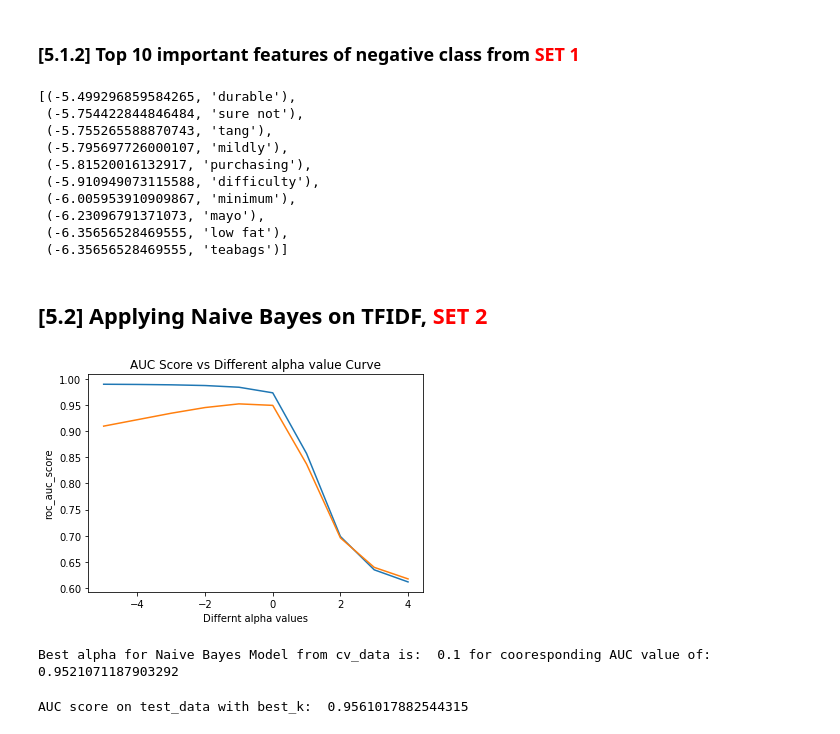
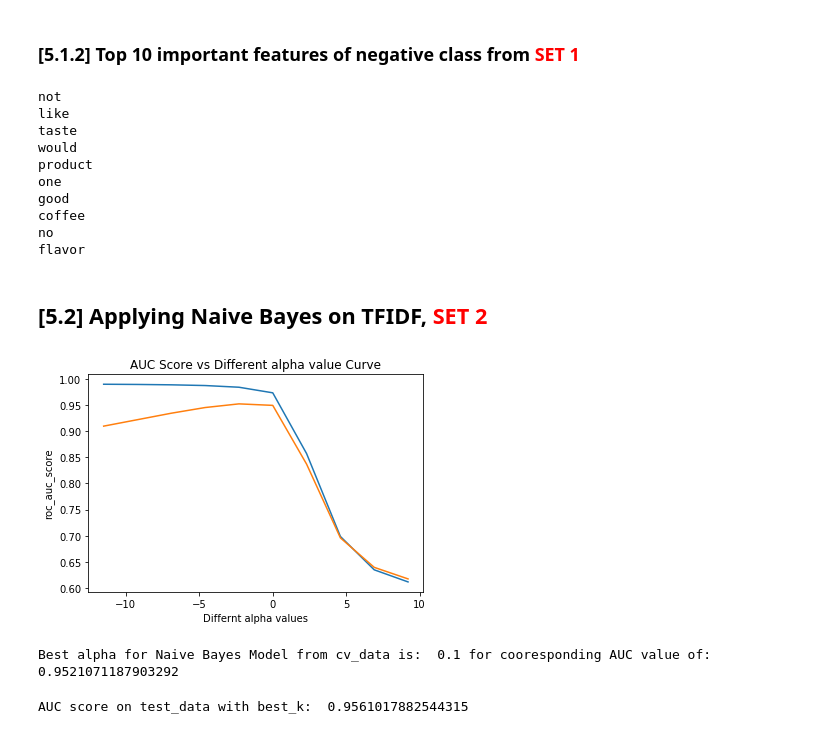
Before and after one commit to as3eem/AmazonFoodReview, a Jupyter notebook: 04 Amazon Fine Food Reviews Analysis_NaiveBayes.ipynb, the cells around one changed output. Saved outputs shown, nothing was run; the diff lists cells and outputs as text; code cells hidden in the pictures.

```diff
--- a/04 Amazon Fine Food Reviews Analysis_NaiveBayes.ipynb
+++ b/04 Amazon Fine Food Reviews Analysis_NaiveBayes.ipynb
@@ -664,10 +664,10 @@ auc_cv=[]
 for i in range(-5,5):
     nb = MultinomialNB(alpha=10**i, class_prior=None, fit_prior=True)
     nb.fit(X_train_bow, y_train)
-    y_pred = nb.predict(X_test_bow)
+
     proba = nb.predict_proba(X_train_bow)[:,1]
     auc_train.append(roc_auc_score(y_train, proba))
-    alphas.append(i)
+    alphas.append(10**i)
 
     proba = nb.predict_proba(X_cv_bow)[:,1]
     auc_cv.append(roc_auc_score(y_cv, proba))
@@ -693,9 +693,9 @@ Best alpha for Naive Bayes Model from cv_data is:  1 for cooresponding AUC value
 # %%
 
 ######### FRESH-MODEL FOR BEST_K ######################
-nb = MultinomialNB(alpha=10**best_alpha, class_prior=None, fit_prior=True)
+nb = MultinomialNB(alpha=best_alpha, class_prior=None, fit_prior=True)
 nb.fit(X_train_bow, y_train)
-
+y_pred_train_data = nb.predict(X_train_bow)
 y_pred = nb.predict(X_test_bow)
 proba = nb.predict_proba(X_test_bow)[:,1]
 fpr, tpr, threshold = roc_curve(y_test, proba)
@@ -705,8 +705,11 @@ proba = nb.predict_proba(X_train_bow)[:,1]
 fpr_train, tpr_train, threshold_train = roc_curve(y_train, proba)
 roc_auc_train = auc(fpr_train, tpr_train)
 
+
+# storing values for future reference
 alpha_1 = best_alpha
 set_1_auc = roc_auc
+
 ############# ROC CURVE ######################
 plt.title('Receiver Operating Characteristic')
 plt.plot(fpr_train, tpr_train, 'g', label = 'AUC_train = %0.3f' % roc_auc_train)
@@ -761,18 +783,19 @@ f11[:10]
 ### [5.1.2] Top 10 important features of negative class from<font color='red'> SET 1</font>
 # %%
 # Please write all the code with proper documentation
-f00[:10]
+for j in f_neg[:10]:
+    print(a[j])
 # %% [output]
-[(-5.499296859584265, 'durable'),
- (-5.754422844846484, 'sure not'),
- (-5.755265588870743, 'tang'),
- (-5.795697726000107, 'mildly'),
- (-5.81520016132917, 'purchasing'),
- (-5.910949073115588, 'difficulty'),
- (-6.005953910909867, 'minimum'),
- (-6.23096791371073, 'mayo'),
- (-6.35656528469555, 'low fat'),
- (-6.35656528469555, 'teabags')]
+not
+like
+taste
+would
+product
+one
+good
+coffee
+no
+flavor
 # %% [markdown]
 ## [5.2] Applying Naive Bayes on TFIDF,<font color='red'> SET 2</font>
 # %%
@@ -788,31 +811,30 @@ auc_cv=[]
 for i in range(-5,5):
     nb = MultinomialNB(alpha=10**i, class_prior=None, fit_prior=True)
     nb.fit(X_train_tf, y_train_tf)
-    # y_pred = nb.predict(X_test)
+
     proba = nb.predict_proba(X_train_tf)[:,1]
     auc_train.append(roc_auc_score(y_train_tf, proba))
-    alphas.append(i)
+    alphas.append(10**i)
 
     proba = nb.predict_proba(X_cv_tf)[:,1]
     auc_cv.append(roc_auc_score(y_cv_tf, proba))
 
 # print("Pre-def accuracy: ", metrics.accuracy_score(y_test, y_pred))
 # %%
-
 ######## AUC PLOTTING ########
-ax=sns.lineplot(alphas,auc_train,dashes=True)
-ax=sns.lineplot(alphas,auc_cv)
+ax=sns.lineplot(np.log(alphas),auc_train,dashes=True)
+ax=sns.lineplot(np.log(alphas),auc_cv)
 ax.set(xlabel='Differnt alpha values',ylabel='roc_auc_score')
 ax.set_title('AUC Score vs Different alpha value Curve')
 plt.show()
 ######## AUC PLOTTING ########
 
 
 ######## best_alpha ##############
 best_alpha = alphas[auc_cv.index(max(auc_cv))]
-print("Best alpha for Naive Bayes Model from cv_data is: ",10**best_alpha, "for cooresponding AUC value of:",max(auc_cv))
+print("Best alpha for Naive Bayes Model from cv_data is: ",best_alpha, "for cooresponding AUC value of:",max(auc_cv))
 # %% [output]
-[figure, old version]
+[figure, new version]
 Best alpha for Naive Bayes Model from cv_data is:  0.1 for cooresponding AUC value of: 0.9521071187903292
 # %%
 
```
Also changed, not shown: parts of 18 cells of this notebook, 6 other files.
